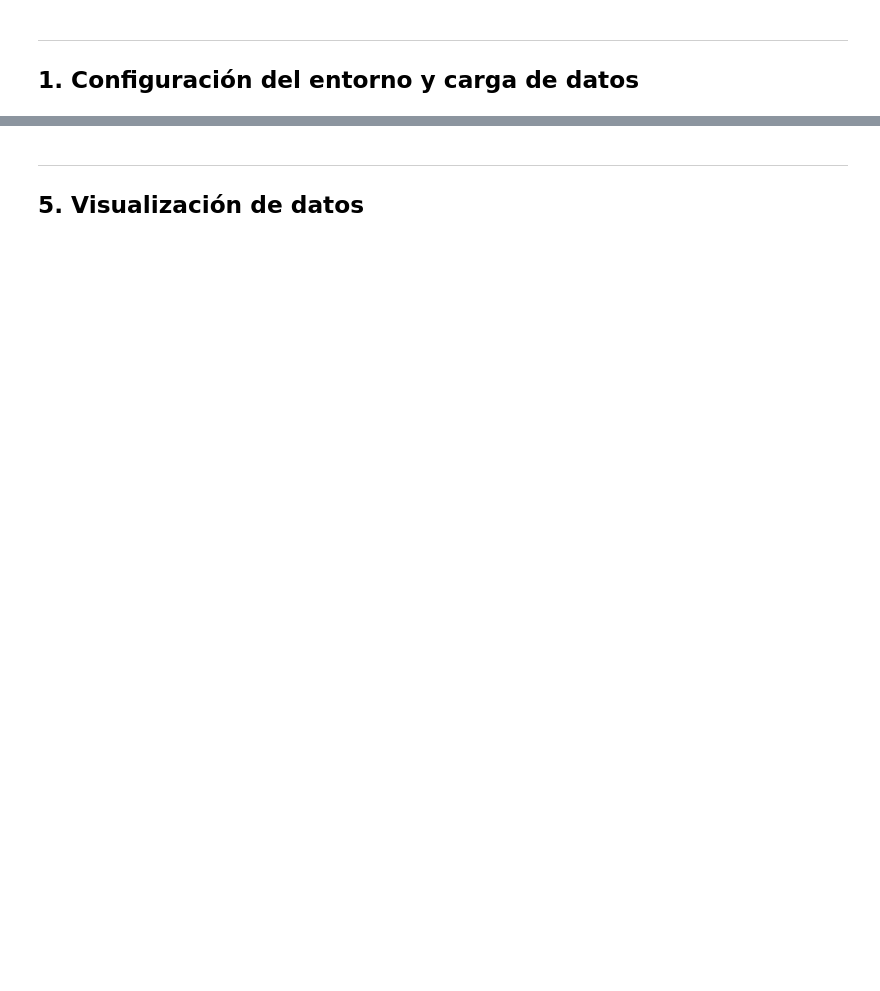
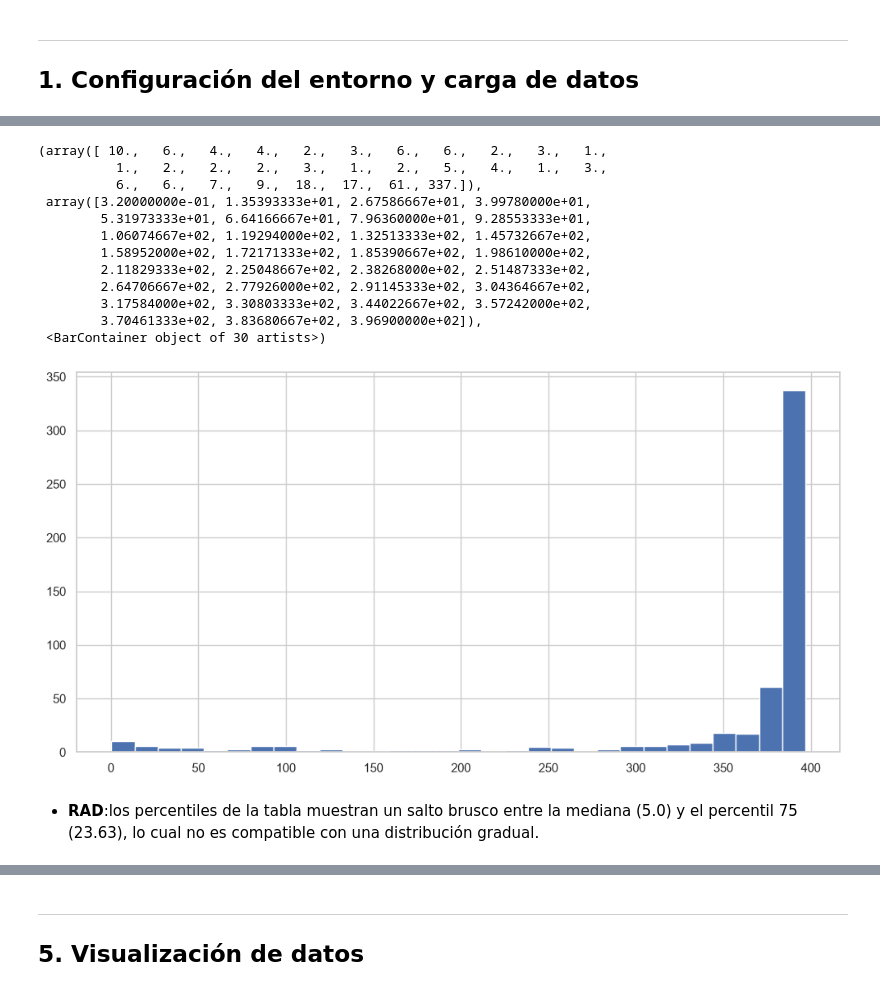
Before and after one commit to fabriziopaladini/TP_AA1_Aguirre_Gambande_Paladini, a Jupyter notebook: TP-regresion-AA1.ipynb, the cells around one changed output, grey strips where cells are left out. Cells and saved outputs as stored; diff of their text form; code cells hidden in the pictures; blank space fills up the shorter version.

```diff
--- a/TP-regresion-AA1.ipynb
+++ b/TP-regresion-AA1.ipynb
@@ -76,0 +148,18 @@ desc[['mean', 'mediana', 'std', 'min', '25%', '50%', '75%', 'max', 'sesgo', 'cur
+# %%
+plt.hist(df["B"], bins=30)
+# %% [output]
+(array([ 10.,   6.,   4.,   4.,   2.,   3.,   6.,   6.,   2.,   3.,   1.,
+          1.,   2.,   2.,   2.,   3.,   1.,   2.,   5.,   4.,   1.,   3.,
+          6.,   6.,   7.,   9.,  18.,  17.,  61., 337.]),
+ array([3.20000000e-01, 1.35393333e+01, 2.67586667e+01, 3.99780000e+01,
+        5.31973333e+01, 6.64166667e+01, 7.96360000e+01, 9.28553333e+01,
+        1.06074667e+02, 1.19294000e+02, 1.32513333e+02, 1.45732667e+02,
+        1.58952000e+02, 1.72171333e+02, 1.85390667e+02, 1.98610000e+02,
+        2.11829333e+02, 2.25048667e+02, 2.38268000e+02, 2.51487333e+02,
+        2.64706667e+02, 2.77926000e+02, 2.91145333e+02, 3.04364667e+02,
+        3.17584000e+02, 3.30803333e+02, 3.44022667e+02, 3.57242000e+02,
+        3.70461333e+02, 3.83680667e+02, 3.96900000e+02]),
+ <BarContainer object of 30 artists>)
+[figure, added]
+# %% [markdown]
+- **RAD**:los percentiles de la tabla muestran un salto brusco entre la mediana (5.0) y el percentil 75 (23.63), lo cual no es compatible con una distribución gradual.
```
Also changed, not shown: parts of 58 cells of this notebook, 1 other file.
